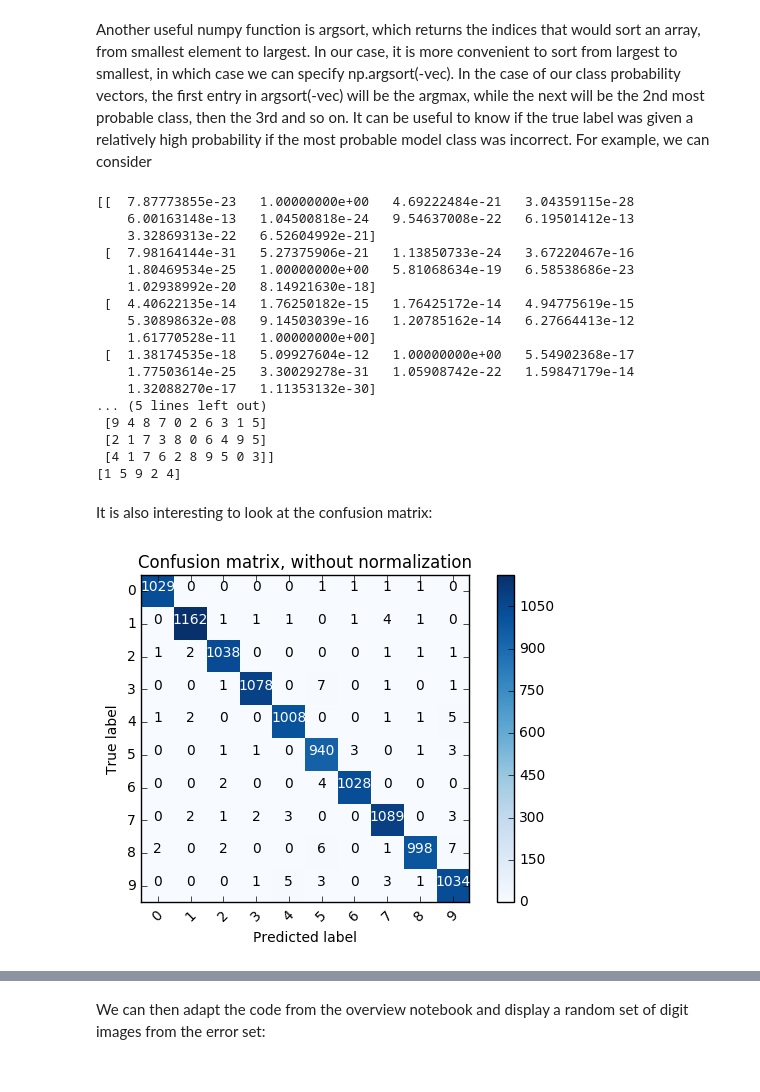
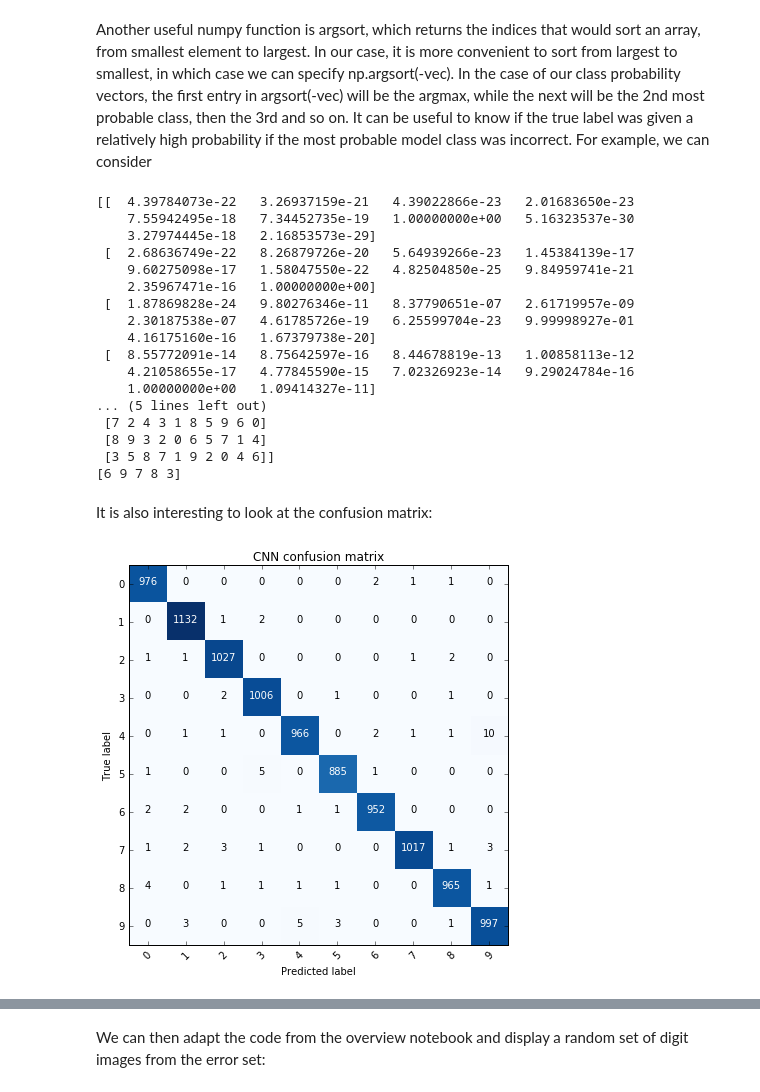
Before and after one commit to richcorrado/MNIST-digits, a Jupyter notebook: MNIST_Digits_TensorFlow.ipynb, the cells around one changed output, grey strips where cells are left out. Saved outputs shown, nothing was run; the diff lists cells and outputs as text; code cells hidden in the pictures.

```diff
--- a/MNIST_Digits_TensorFlow.ipynb
+++ b/MNIST_Digits_TensorFlow.ipynb
@@ -1171,0 +1290,3 @@ At 99% accuracy, this is our best model so far.  Some incremental gains can be m
+# %%
+class_prob_cnn = sess.run(tf.nn.softmax(z_out),
+                           feed_dict={x: x_test_scaled, y_true: y_test_oh, keep_prob: 1.})
@@ -1204,6 +1325,6 @@ array([[  7.87773855e-23,   1.00000000e+00,   4.69222484e-21,
 # %% [markdown]
 We can use argmax to compute the most probable prediction for each example:
 # %%
-y_pred = np.argmax(y_pred_prob, 1)
-y_pred
+y_pred_cnn = np.argmax(class_prob_cnn, 1)
+y_pred_cnn
 # %% [output]
@@ -1211,6 +1332,6 @@ array([7, 9, 1, ..., 3, 9, 1])
 # %% [markdown]
 These are to be compared with the list of true labels from y_validation, which we can reobtain by also applying argmax:
 # %%
-y_act = np.argmax(y_validation_oh, 1)
+y_act = np.argmax(y_test_oh, 1)
 y_act
 # %% [output]
@@ -1218,27 +1339,27 @@ array([7, 9, 1, ..., 3, 9, 1])
 # %% [markdown]
 Another useful numpy function is argsort, which returns the indices that would sort an array, from smallest element to largest. In our case, it is more convenient to sort from largest to smallest, in which case we can specify np.argsort(-vec). In the case of our class probability vectors, the first entry in argsort(-vec) will be the argmax, while the next will be the 2nd most probable class, then the 3rd and so on.  It can be useful to know if the true label was given a relatively high probability if the most probable model class was incorrect. For example, we can consider
 # %%
-print(y_pred_prob[idxs])
-print(np.argsort(-y_pred_prob[idxs]))
-print(np.argmax(y_pred_prob[idxs], 1))
+print(class_prob_cnn[idxs])
+print(np.argsort(-class_prob_cnn[idxs]))
+print(np.argmax(class_prob_cnn[idxs], 1))
 # %% [output]
-[[  7.87773855e-23   1.00000000e+00   4.69222484e-21   3.04359115e-28
-    6.00163148e-13   1.04500818e-24   9.54637008e-22   6.19501412e-13
-    3.32869313e-22   6.52604992e-21]
- [  7.98164144e-31   5.27375906e-21   1.13850733e-24   3.67220467e-16
-    1.80469534e-25   1.00000000e+00   5.81068634e-19   6.58538686e-23
-    1.02938992e-20   8.14921630e-18]
- [  4.40622135e-14   1.76250182e-15   1.76425172e-14   4.94775619e-15
-    5.30898632e-08   9.14503039e-16   1.20785162e-14   6.27664413e-12
-    1.61770528e-11   1.00000000e+00]
- [  1.38174535e-18   5.09927604e-12   1.00000000e+00   5.54902368e-17
-    1.77503614e-25   3.30029278e-31   1.05908742e-22   1.59847179e-14
-    1.32088270e-17   1.11353132e-30]
+[[  4.39784073e-22   3.26937159e-21   4.39022866e-23   2.01683650e-23
+    7.55942495e-18   7.34452735e-19   1.00000000e+00   5.16323537e-30
+    3.27974445e-18   2.16853573e-29]
+ [  2.68636749e-22   8.26879726e-20   5.64939266e-23   1.45384139e-17
+    9.60275098e-17   1.58047550e-22   4.82504850e-25   9.84959741e-21
+    2.35967471e-16   1.00000000e+00]
+ [  1.87869828e-24   9.80276346e-11   8.37790651e-07   2.61719957e-09
+    2.30187538e-07   4.61785726e-19   6.25599704e-23   9.99998927e-01
+    4.16175160e-16   1.67379738e-20]
+ [  8.55772091e-14   8.75642597e-16   8.44678819e-13   1.00858113e-12
+    4.21058655e-17   4.77845590e-15   7.02326923e-14   9.29024784e-16
+    1.00000000e+00   1.09414327e-11]
 ... (5 lines left out)
- [9 4 8 7 0 2 6 3 1 5]
- [2 1 7 3 8 0 6 4 9 5]
- [4 1 7 6 2 8 9 5 0 3]]
-[1 5 9 2 4]
+ [7 2 4 3 1 8 5 9 6 0]
+ [8 9 3 2 0 6 5 7 1 4]
+ [3 5 8 7 1 9 2 0 4 6]]
+[6 9 7 8 3]
 # %% [markdown]
 It is also interesting to look at the confusion matrix:
 # %%
@@ -1252,7 +1373,7 @@ def plot_confusion_matrix(cm, classes,
                           cmap=plt.cm.Blues):
     plt.imshow(cm, interpolation='nearest', cmap=cmap)
     plt.title(title)
-    plt.colorbar()
+    #plt.colorbar()
     tick_marks = np.arange(len(classes))
     plt.xticks(tick_marks, classes, rotation=45)
     plt.yticks(tick_marks, classes)
@@ -1267,13 +1388,13 @@ def plot_confusion_matrix(cm, classes,
     plt.ylabel('True label')
     plt.xlabel('Predicted label')
 # %%
-conf_mat = confusion_matrix(y_act, y_pred)
+conf_mat = confusion_matrix(y_act, y_pred_cnn)
 
-plt.figure()
-plot_confusion_matrix(conf_mat, classes=range(10), title='Confusion matrix, without normalization')
+plt.figure(figsize=(6,6))
+plot_confusion_matrix(conf_mat, classes=range(10), title='CNN confusion matrix')
 plt.show()
 # %% [output]
-[figure, old version]
+[figure, new version]
 # %% [markdown]
 The model does well, as expected from the accuracy score.  Some observations, though the statistics of errors is based on small samples:
 
```
Also changed, not shown: parts of 112 cells of this notebook, 7 other files.
